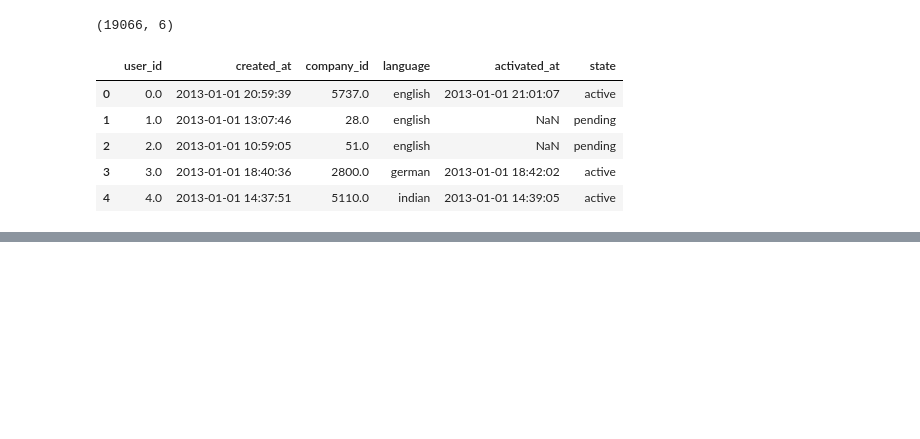
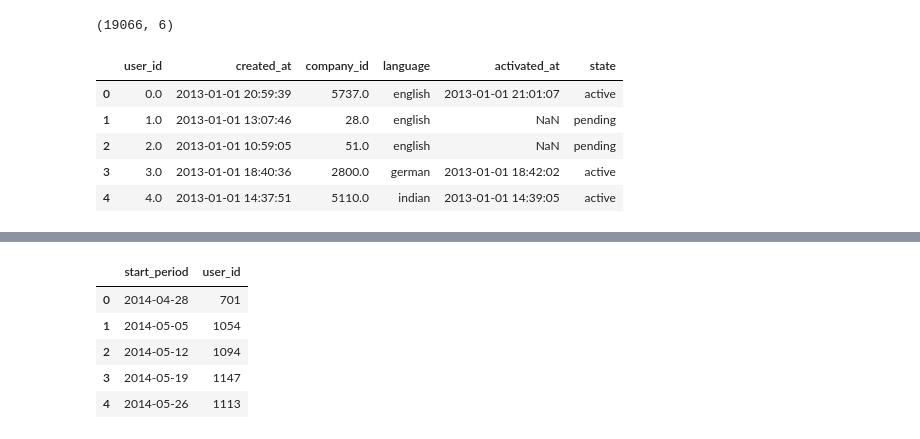
Before and after one commit to mojganmm/Insight_Datachallanges_2019, a Jupyter notebook: Yammer.ipynb, the cells around one changed output, grey strips where cells are left out. Saved outputs shown, nothing was run; the diff lists cells and outputs as text; code cells hidden in the pictures; blank space fills up the shorter version.

```diff
--- a/Yammer.ipynb
+++ b/Yammer.ipynb
@@ -65,0 +90,15 @@ users.head()
+# %%
+# Plotting Weekly active users (#of users who logged at least one engagement during week start_period)
+engaged = events[events['event_type'] == "engagement"]
+
+engaged.head() #(321575, 8)
+
+engaged_users = engaged.groupby('start_period')['user_id'].nunique().to_frame().reset_index()
+engaged_users.head()
+# %% [output]
+|  | start_period | user_id |
+| 0 | 2014-04-28 | 701 |
+| 1 | 2014-05-05 | 1054 |
+| 2 | 2014-05-12 | 1094 |
+| 3 | 2014-05-19 | 1147 |
+| 4 | 2014-05-26 | 1113 |
```
Also changed, not shown: parts of 11 cells of this notebook.
